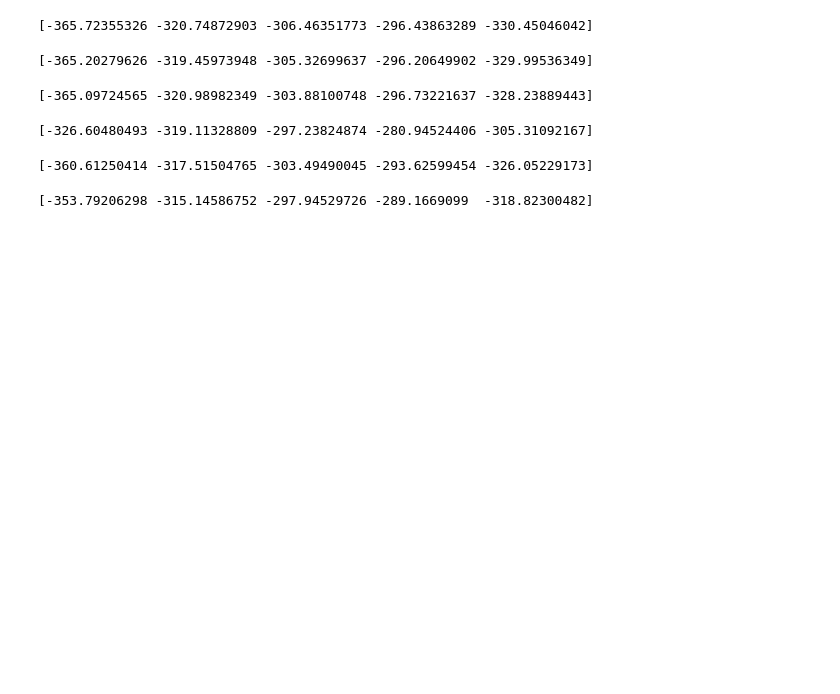
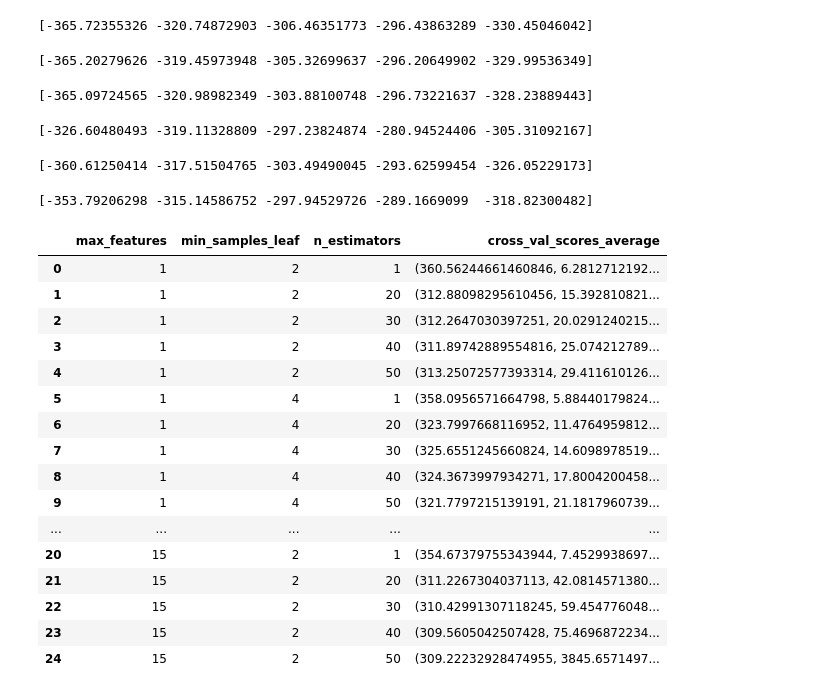
Before and after one commit to taylor-j-murray/Regression-in-Housing-Data, a Jupyter notebook: modeling.ipynb, the cells around one changed output. Cells and saved outputs as stored; diff of their text form; code cells hidden in the pictures; blank space fills up the shorter version.

```diff
--- a/modeling.ipynb
+++ b/modeling.ipynb
@@ -15,8 +15,8 @@ from sklearn.model_selection import cross_val_score
 
 
 # Read in Data
-download_path = "/Users/tayma/datasets" # Windows
-# download_path = "/Users/taylormurray/datasets" #MaciOS
+#download_path = "/Users/tayma/datasets" # Windows
+download_path = "/Users/taylormurray/datasets" #MaciOS
 file_path = os.path.join(download_path, 'housing.csv') #joins the download_path and 'housing.csv' and returns it as a new path
 db = pd.read_csv(file_path)
 
@@ -354,0 +403,20 @@ print(scores)
+# %%
+hyper_cross_val
+# %% [output]
+|  | max_features | min_samples_leaf | n_estimators | cross_val_scores_average |
+| 0 | 1 | 2 | 1 | (360.56244661460846, 6.2812712192... |
+| 1 | 1 | 2 | 20 | (312.88098295610456, 15.392810821... |
+| 2 | 1 | 2 | 30 | (312.2647030397251, 20.0291240215... |
+| 3 | 1 | 2 | 40 | (311.89742889554816, 25.074212789... |
+| 4 | 1 | 2 | 50 | (313.25072577393314, 29.411610126... |
+| 5 | 1 | 4 | 1 | (358.0956571664798, 5.88440179824... |
+| 6 | 1 | 4 | 20 | (323.7997668116952, 11.4764959812... |
+| 7 | 1 | 4 | 30 | (325.6551245660824, 14.6098978519... |
+| 8 | 1 | 4 | 40 | (324.3673997934271, 17.8004200458... |
+| 9 | 1 | 4 | 50 | (321.7797215139191, 21.1817960739... |
+| ... | ... | ... | ... | ... |
+| 20 | 15 | 2 | 1 | (354.67379755343944, 7.4529938697... |
+| 21 | 15 | 2 | 20 | (311.2267304037113, 42.0814571380... |
+| 22 | 15 | 2 | 30 | (310.42991307118245, 59.454776048... |
+| 23 | 15 | 2 | 40 | (309.5605042507428, 75.4696872234... |
+| 24 | 15 | 2 | 50 | (309.22232928474955, 3845.6571497... |
```
Also changed, not shown: parts of 3 cells of this notebook.
